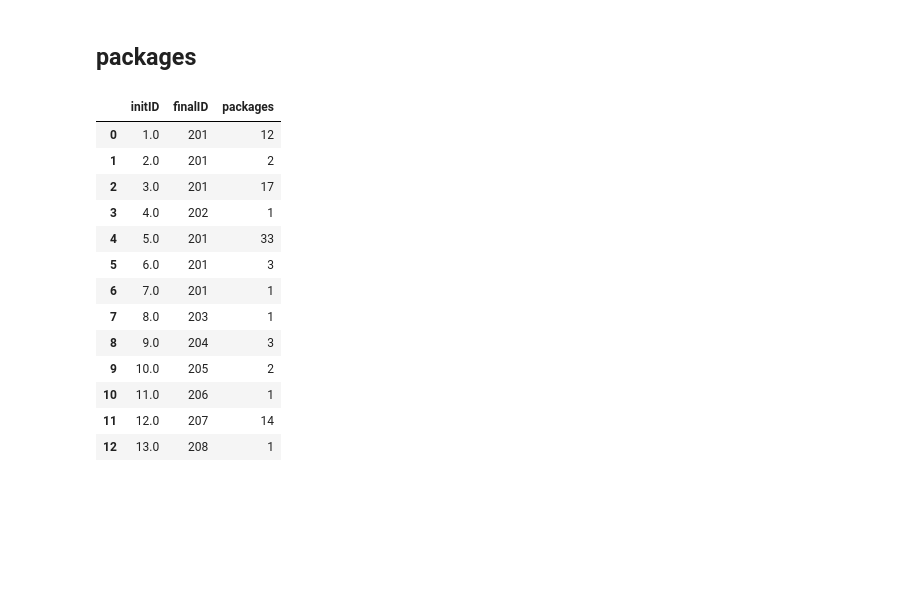
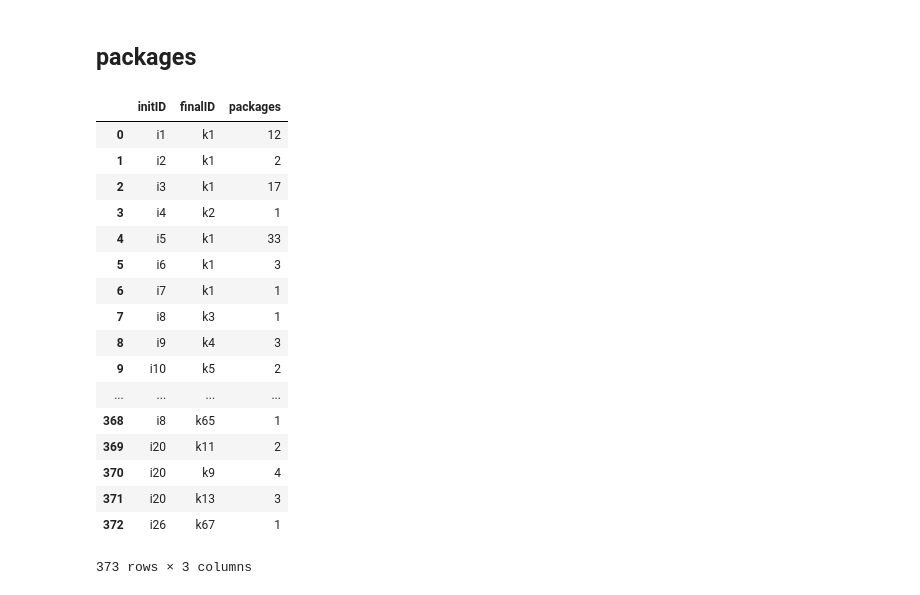
Before and after one commit to seenhzj/Cornell_PB_NE_Hub, a Jupyter notebook: models/calculate distance.ipynb, the cells around one changed output. Cells and saved outputs as stored; diff of their text form; code cells hidden in the pictures; blank space fills up the shorter version.

```diff
--- a/models/calculate distance.ipynb
+++ b/models/calculate distance.ipynb
@@ -267,5 +340,5 @@ delFinal_df
 # %%
-df_locations = pd.concat([delInitial_df,facility_df,delFinal_df],ignore_index=True)
+df_locations = pd.concat([Initial_df,facility_df,Final_df],ignore_index=True)
 df_locations
 # %% [output]
 |  | ID | lat | lng |
@@ -321,33 +402,33 @@ dist
 # %%
 f= open("distance.txt","w+")
 for i in range(len(dist)):
-     f.write("%d " % (dist['initial'][i]))
-     f.write("%d " % (dist['destination'][i]))
-     f.write("%d\r\n" % (dist['distance'][i]))
+    f.write("%s " % (dist['initial'][i]))
+    f.write("%s " % (dist['final'][i]))
+    f.write("%d\r\n" % (dist['distance'][i]))
 f.close()
 # %%
 f= open("paramcapital.txt","w+")
 for i in range(len(facility_df)):
-    f.write("%d " % (facility_df['ID'][i]))
+    f.write("%s " % (facility_df['ID'][i]))
     f.write("%s " % ('small'))
     f.write("%d\n" % (1000000))
-    f.write("%d " % (facility_df['ID'][i]))
+    f.write("%s " % (facility_df['ID'][i]))
     f.write("%s " % ('medium'))
     f.write("%d\n" % (4000000))
-    f.write("%d " % (facility_df['ID'][i]))
+    f.write("%s " % (facility_df['ID'][i]))
     f.write("%s " % ('large'))
     f.write("%d\n" % (10000000))
 f.close()
 # %%
 f= open("utility.txt","w+")
 for i in range(len(facility_df)):
-    f.write("%d " % (facility_df['ID'][i]))
+    f.write("%s " % (facility_df['ID'][i]))
     f.write("%s " % ('small'))
     f.write("%d\n" % (500))
-    f.write("%d " % (facility_df['ID'][i]))
+    f.write("%s " % (facility_df['ID'][i]))
     f.write("%s " % ('medium'))
     f.write("%d\n" % (700))
-    f.write("%d " % (facility_df['ID'][i]))
+    f.write("%s " % (facility_df['ID'][i]))
     f.write("%s " % ('large'))
     f.write("%d\n" % (1000))
 f.close()
@@ -356,42 +437,52 @@ f.close()
 # %%
 
 packageparam=pd.DataFrame()
 # for j in range(n,n*n)
 #     for k in initDelID:
 #         for i in finalDelID:
 #final locations
-delFinal_df=pd.DataFrame()
+
+tmp_df=delPackage_df.append(rePackage_df)
+tmp_df.reset_index(drop=True)
+
 init_ID=[]
 final_ID=[]
-n=len(delPackage_df)
-delId=[]
-cnt=200
-for i in range(0,n):
-    zip3=str(delPackage_df.iloc[i]['dest_zip3'])
-    final_ID.append(loc_dic[zip3])
+cnt=[]
+n=len(tmp_df)
 
 
 
-delFinal_df['ID']=delId
-packageparam['initID']=delInitial_df['ID']
+for i in range(0,n):
+    originzip3=str(tmp_df.iloc[i]['origin_zip3'])
+    destzip3=str(tmp_df.iloc[i]['dest_zip3'])
+    init_ID.append(iniloc_dic[originzip3])
+    final_ID.append(finalloc_dic[destzip3])
+    cnt.append(tmp_df.iloc[i]['count'])
+
+
+packageparam['initID']=init_ID
 packageparam['finalID']=final_ID
-packageparam['packages']=delPackage_df['count']
+packageparam['packages']=cnt
 packageparam
 # %% [output]
 |  | initID | finalID | packages |
-| 0 | 1.0 | 201 | 12 |
-| 1 | 2.0 | 201 | 2 |
-| 2 | 3.0 | 201 | 17 |
-| 3 | 4.0 | 202 | 1 |
-| 4 | 5.0 | 201 | 33 |
-| 5 | 6.0 | 201 | 3 |
-| 6 | 7.0 | 201 | 1 |
-| 7 | 8.0 | 203 | 1 |
-| 8 | 9.0 | 204 | 3 |
-| 9 | 10.0 | 205 | 2 |
-| 10 | 11.0 | 206 | 1 |
-| 11 | 12.0 | 207 | 14 |
-| 12 | 13.0 | 208 | 1 |
+| 0 | i1 | k1 | 12 |
+| 1 | i2 | k1 | 2 |
+| 2 | i3 | k1 | 17 |
+| 3 | i4 | k2 | 1 |
+| 4 | i5 | k1 | 33 |
+| 5 | i6 | k1 | 3 |
+| 6 | i7 | k1 | 1 |
+| 7 | i8 | k3 | 1 |
+| 8 | i9 | k4 | 3 |
+| 9 | i10 | k5 | 2 |
+| ... | ... | ... | ... |
+| 368 | i8 | k65 | 1 |
+| 369 | i20 | k11 | 2 |
+| 370 | i20 | k9 | 4 |
+| 371 | i20 | k13 | 3 |
+| 372 | i26 | k67 | 1 |
+373 rows × 3 columns
 # %%
 f= open("packageparam.txt","w+")
 for i in range(len(packageparam)):
```
Also changed, not shown: parts of 14 cells of this notebook, 8 other files.
